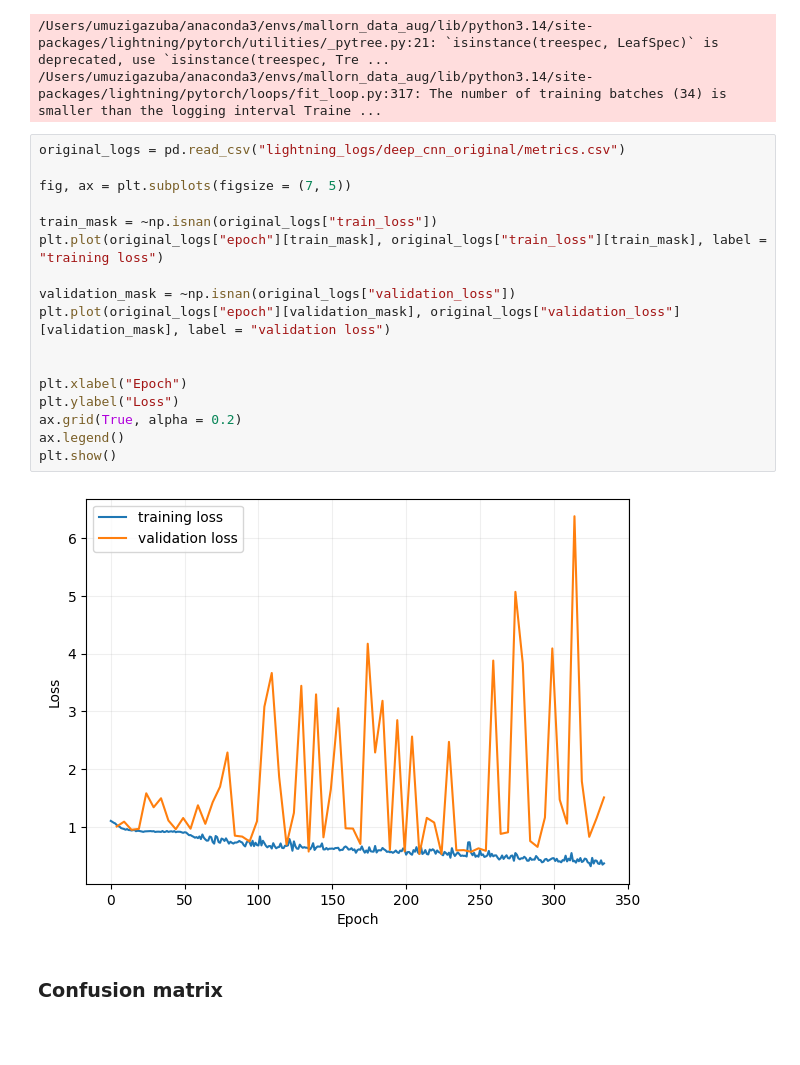
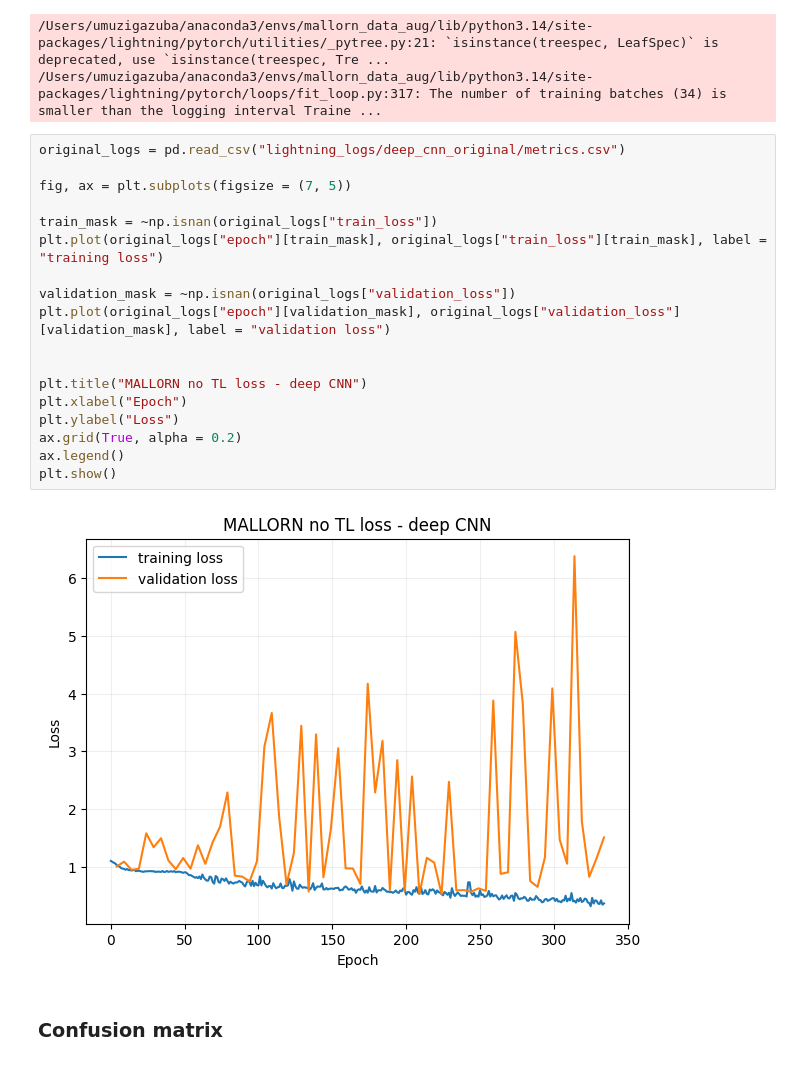
Before and after one commit to umuzigazuba/AI4Science_Transfer_Learning, a Jupyter notebook: notebooks/training_models.ipynb, the cells around one changed output. Drawn from its saved outputs; the diff is of its cells as text; blank space fills up the shorter version.

Commit message:
Redo plots

```diff
--- a/notebooks/training_models.ipynb
+++ b/notebooks/training_models.ipynb
@@ -623,22 +623,23 @@ TPU available: False, using: 0 TPU cores
 # %%
 original_logs = pd.read_csv("lightning_logs/deep_cnn_original/metrics.csv")
 
 fig, ax = plt.subplots(figsize = (7, 5))
 
 train_mask = ~np.isnan(original_logs["train_loss"])
 plt.plot(original_logs["epoch"][train_mask], original_logs["train_loss"][train_mask], label = "training loss")
 
 validation_mask = ~np.isnan(original_logs["validation_loss"])
 plt.plot(original_logs["epoch"][validation_mask], original_logs["validation_loss"][validation_mask], label = "validation loss")
 
 
+plt.title("MALLORN no TL loss - deep CNN")
 plt.xlabel("Epoch")
 plt.ylabel("Loss")
 ax.grid(True, alpha = 0.2)
 ax.legend()
 plt.show()
 # %% [output]
-[figure, old version]
+[figure, new version]
 # %% [markdown]
 ### Confusion matrix
 # %%
```
